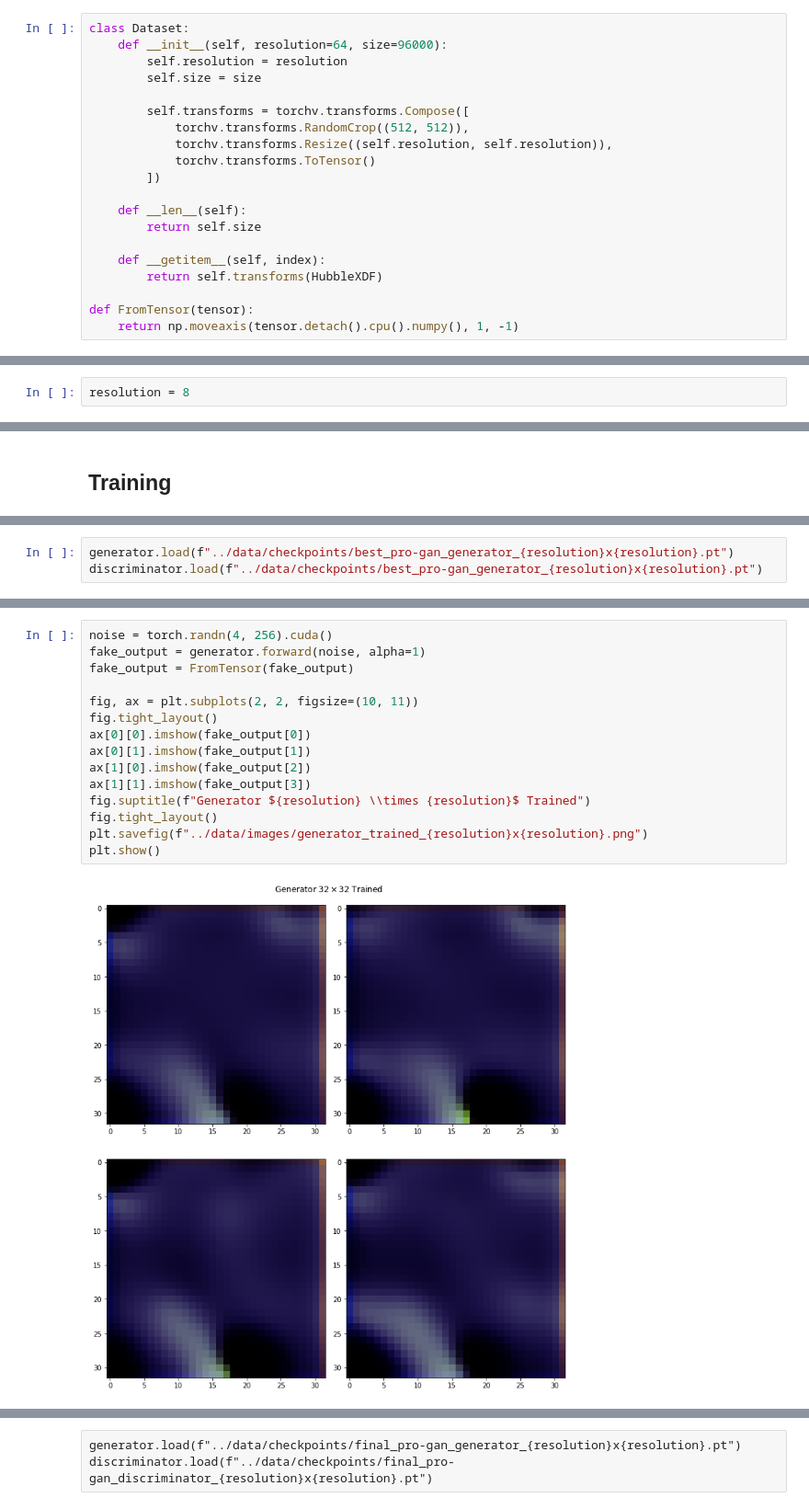
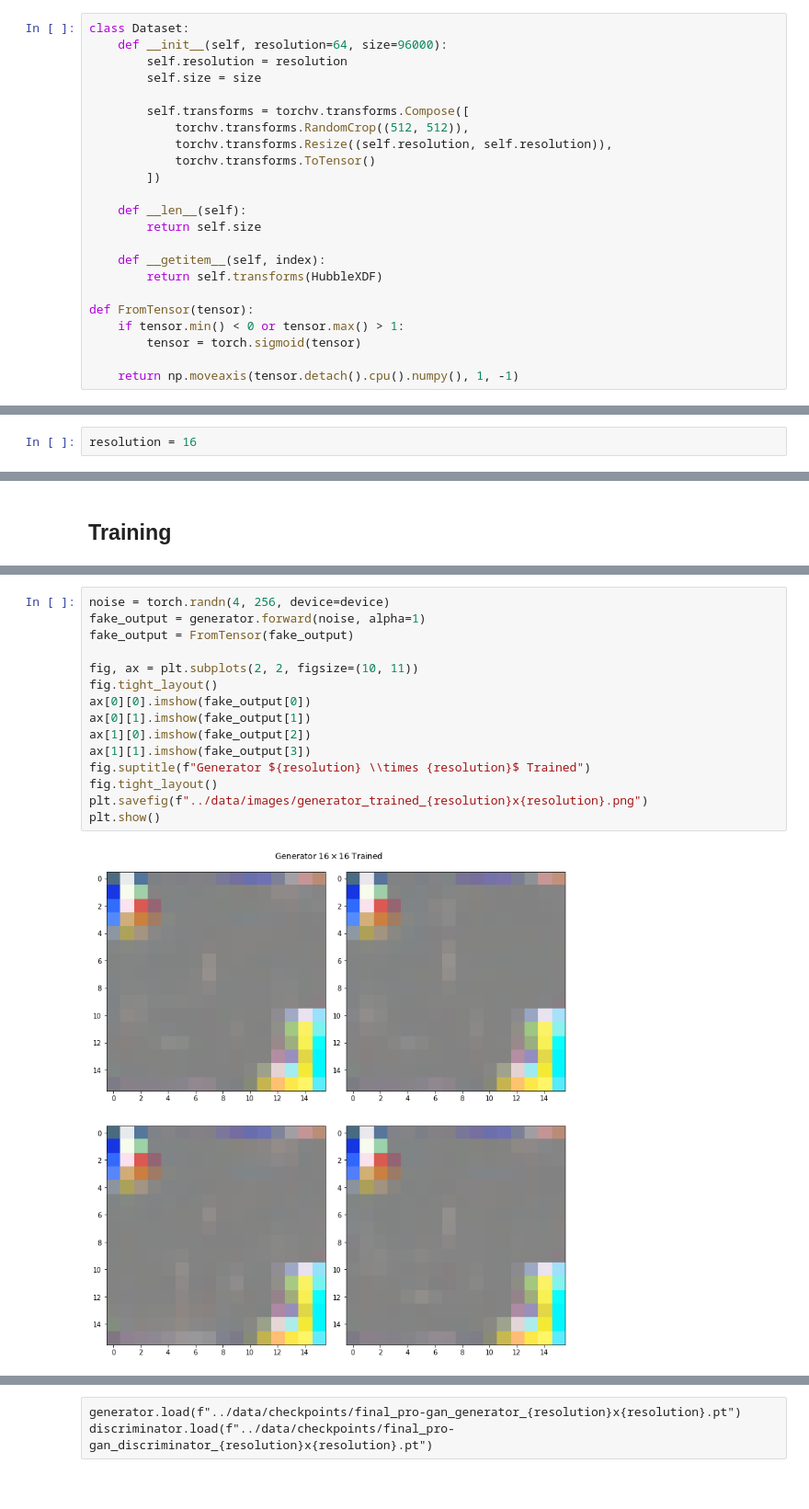
Before and after one commit to antoniojkim/DeepHubble, a Jupyter notebook: model/Pro-GAN.ipynb, the cells around one changed output, grey strips where cells are left out. Shown at 92% size. Cells and saved outputs as stored; diff of their text form.

```diff
--- a/model/Pro-GAN.ipynb
+++ b/model/Pro-GAN.ipynb
@@ -83,6 +83,9 @@ class Dataset:
         return self.transforms(HubbleXDF)
 
 def FromTensor(tensor):
+    if tensor.min() < 0 or tensor.max() > 1:
+        tensor = torch.sigmoid(tensor)
+
     return np.moveaxis(tensor.detach().cpu().numpy(), 1, -1)
 # %% [markdown]
 ## Model Architectures
@@ -94,7 +97,7 @@ device
 # %% [output]
 device(type='cuda', index=0)
 # %%
-resolution = 8
+resolution = 16
 # %%
 class Generator(torchx.nn.Module):
     def __init__(
@@ -516,5 +522,2 @@ plt.show()
 
 After training, we can use the generator to generate images and see what the generator has learnt
-# %%
-generator.load(f"../data/checkpoints/best_pro-gan_generator_{resolution}x{resolution}.pt")
-discriminator.load(f"../data/checkpoints/best_pro-gan_generator_{resolution}x{resolution}.pt")
@@ -521,17 +527,17 @@ discriminator.load(f"../data/checkpoints/best_pro-gan_generator_{resolution}x{re
 # %%
-noise = torch.randn(4, 256).cuda()
+noise = torch.randn(4, 256, device=device)
 fake_output = generator.forward(noise, alpha=1)
 fake_output = FromTensor(fake_output)
 
 fig, ax = plt.subplots(2, 2, figsize=(10, 11))
 fig.tight_layout()
 ax[0][0].imshow(fake_output[0])
 ax[0][1].imshow(fake_output[1])
 ax[1][0].imshow(fake_output[2])
 ax[1][1].imshow(fake_output[3])
 fig.suptitle(f"Generator ${resolution} \\times {resolution}$ Trained")
 fig.tight_layout()
 plt.savefig(f"../data/images/generator_trained_{resolution}x{resolution}.png")
 plt.show()
 # %% [output]
-[figure, old version]
+[figure, new version]
```
Also changed, not shown: parts of 17 cells of this notebook.
